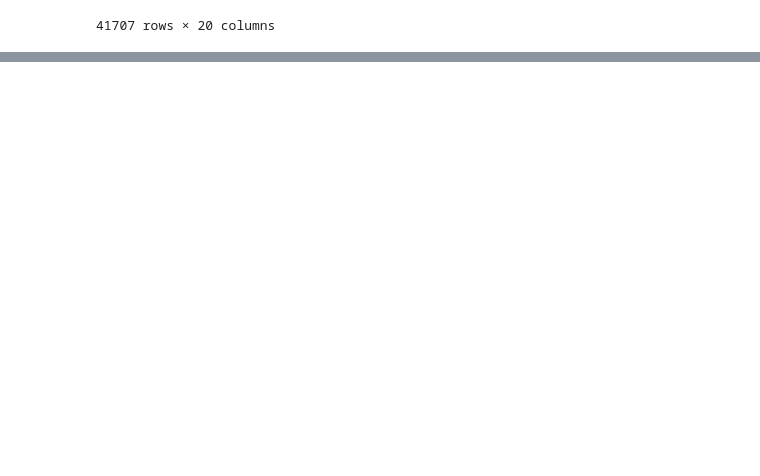
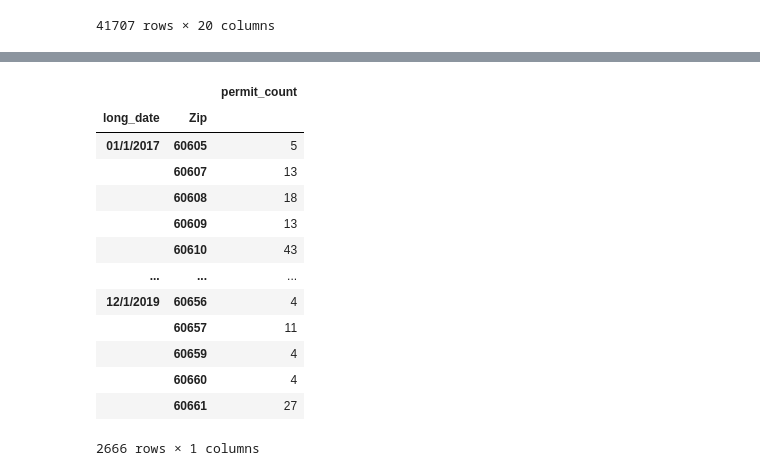
Before and after one commit to sjricketts/Project-3, a Jupyter notebook: chicago_real_estate_data.ipynb, the cells around one changed output, grey strips where cells are left out. Saved outputs shown, nothing was run; the diff lists cells and outputs as text; code cells hidden in the pictures; blank space fills up the shorter version.

```diff
--- a/chicago_real_estate_data.ipynb
+++ b/chicago_real_estate_data.ipynb
@@ -464,0 +479,20 @@ chi_hist_permitsREW_df
+# %%
+permitMoCt_df = chiPermitsClean_df.groupby(["long_date","Zip"]).count()
+permitMoCt_df = permitMoCt_df[["lat"]]
+permitMoCt_df = permitMoCt_df.rename(columns={"lat":"permit_count"})
+permitMoCt_df
+# %% [output]
+|  |  | permit_count |
+| long_date | Zip |  |
+| 01/1/2017 | 60605 | 5 |
+|  | 60607 | 13 |
+|  | 60608 | 18 |
+|  | 60609 | 13 |
+|  | 60610 | 43 |
+| ... | ... | ... |
+| 12/1/2019 | 60656 | 4 |
+|  | 60657 | 11 |
+|  | 60659 | 4 |
+|  | 60660 | 4 |
+|  | 60661 | 27 |
+2666 rows × 1 columns
```
Also changed, not shown: parts of 3 cells of this notebook, 2 other files.
